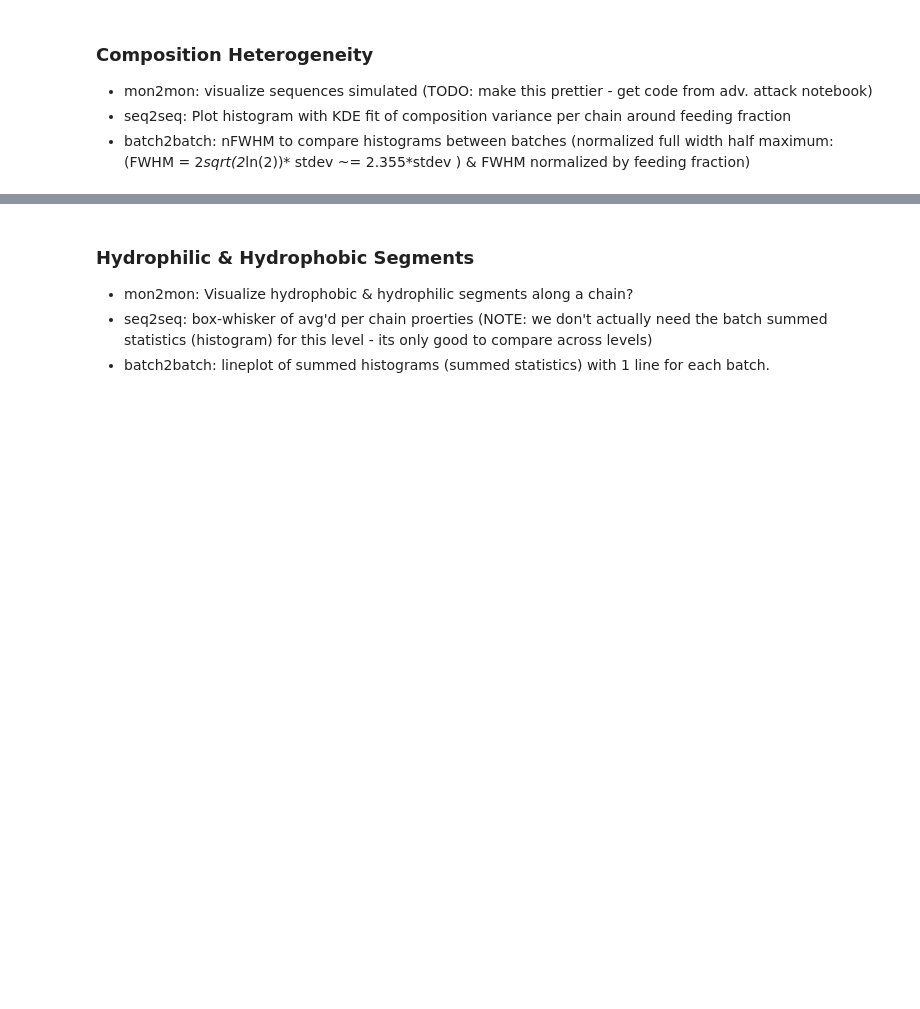
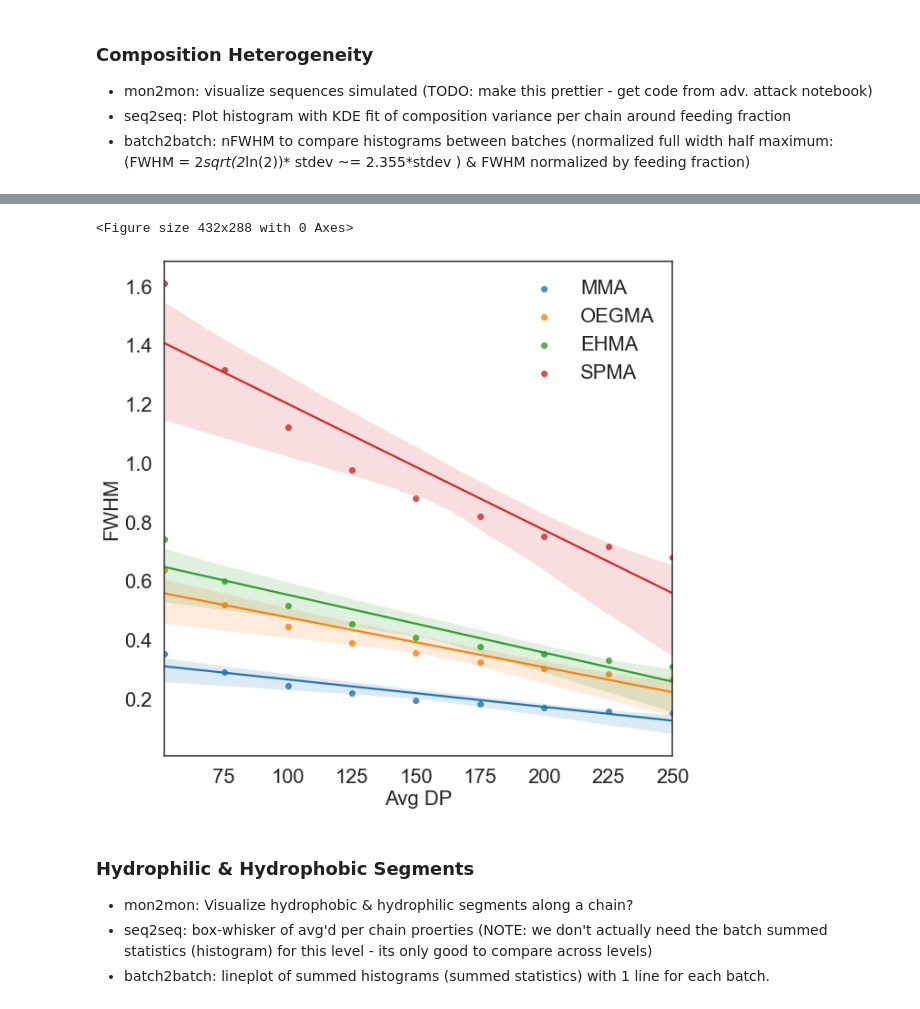
Before and after one commit to ivanjayapurna/RHPapp, a Jupyter notebook: HTP_compdrift.ipynb, the cells around one changed output, grey strips where cells are left out. Drawn from its saved outputs; the diff is of its cells as text; code cells hidden in the pictures; blank space fills up the shorter version.

Commit message:
changes to figure generation
exit

```diff
--- a/HTP_compdrift.ipynb
+++ b/HTP_compdrift.ipynb
@@ -120,17 +120,17 @@ CTP = 0.15
 PRUNE_OLIGOMERS = 15
 # %%
 # UNCOMMENT TO VARY N_CHAINs
-#for n in N_CHAINs:
-#    run_simulation(N_MONs, n, MR, RRs, avgDP, conv, CTP, PRUNE_OLIGOMERS)
+# for n in N_CHAINs:
+#   run_simulation(N_MONs, n, MR, RRs, avgDP, conv, CTP, PRUNE_OLIGOMERS)
 
 # UNCOMMENT TO VARY MRs
-for m in MRs:
-    run_simulation(N_MONs, N_CHAINs, m, RRs, avgDP, conv, CTP, PRUNE_OLIGOMERS)
+# for m in MRs:
+#     run_simulation(N_MONs, N_CHAINs, m, RRs, avgDP, conv, CTP, PRUNE_OLIGOMERS)
 
 # UNCOMMENT TO VARY N_MONs
-#for n,m in zip(N_MONs, MRs):
-#    run_simulation(n, N_CHAINs, m, RRs, avgDP, conv, CTP, PRUNE_OLIGOMERS)
+# for n,m in zip(N_MONs, MRs):
+#        run_simulation(n, N_CHAINs, m, RRs, avgDP, conv, CTP, PRUNE_OLIGOMERS)
 
 # UNCOMMENT TO VARY DPs:
-#for d in avgDPs:
-#    run_simulation(N_MONs, N_CHAINs, MR, RRs, d, conv, CTP, PRUNE_OLIGOMERS)
+for d in avgDPs:
+       run_simulation(N_MONs, N_CHAINs, MR, RRs, d, conv, CTP, PRUNE_OLIGOMERS)
@@ -438,25 +505,29 @@ FWHM_norms = np.array(FWHM_norms)
 # %%
 for i in range(5):
     df_prop['FWHM_' + str(i)] = FWHM_norms[:,i]
 
 plt.cla()   # Clear axis
 plt.clf()   # Clear figure
 fig, ax = plt.subplots(1, 1, figsize=(10,10))
 sns.set_style(style='white') #style='white' or 'darkgrid'
-ax = sns.regplot(x="Avg Mn", y="FWHM_0", data=df_prop, label='MMA')
-ax = sns.regplot(x="Avg Mn", y="FWHM_1", data=df_prop, label='OEGMA')
-ax = sns.regplot(x="Avg Mn", y="FWHM_2", data=df_prop, label='EHMA')
-ax = sns.regplot(x="Avg Mn", y="FWHM_3", data=df_prop, label='SPMA')
+ax = sns.regplot(x="Avg DP", y="FWHM_0", data=df_prop, label='MMA')
+ax = sns.regplot(x="Avg DP", y="FWHM_1", data=df_prop, label='OEGMA')
+ax = sns.regplot(x="Avg DP", y="FWHM_2", data=df_prop, label='EHMA')
+ax = sns.regplot(x="Avg DP", y="FWHM_3", data=df_prop, label='SPMA')
 #ax = sns.regplot(x="NumSeqs", y="FWHM_4", data=df_prop, label='Styrene')
 ax.set_ylabel('FWHM')
 #ax.set(ylim=(0, 1))
 ax.spines["top"].set_linewidth(1.5)
 ax.spines["bottom"].set_linewidth(1.5)
 ax.spines["left"].set_linewidth(1.5)
 ax.spines["right"].set_linewidth(1.5)
 ax.tick_params('both', length=10, width=1.5, which='major')
 plt.legend(loc='best', frameon=False)
+plt.savefig('Figures_Editable/FWHM_AvgDP_DP100.pdf')
 plt.show()
+# %% [output]
+<Figure size 432x288 with 0 Axes>
+[figure, added]
 # %% [markdown]
 ### Hydrophilic & Hydrophobic Segments
 - mon2mon: Visualize hydrophobic & hydrophilic segments along a chain?
```
Also changed, not shown: parts of 22 cells of this notebook.
